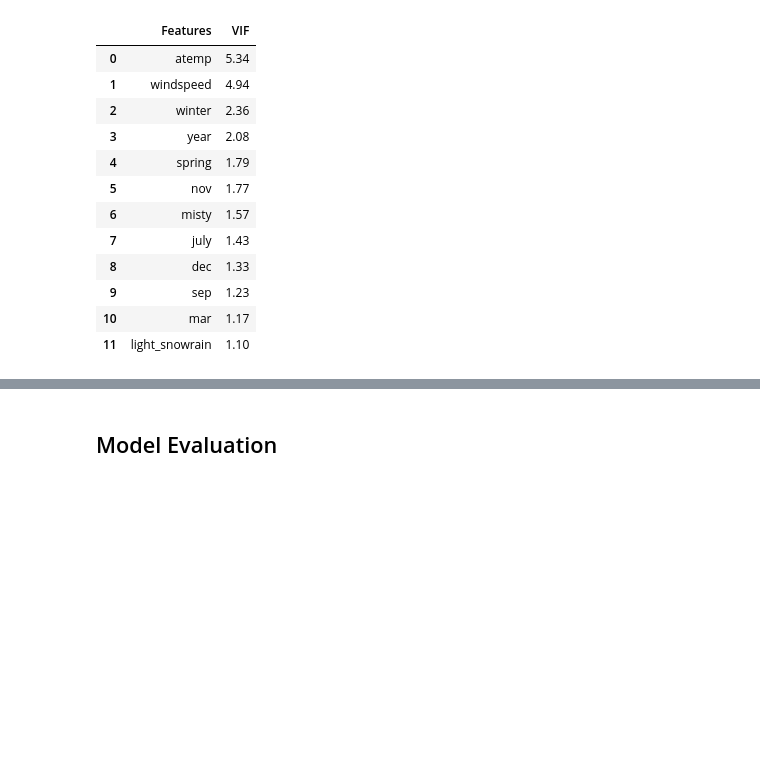
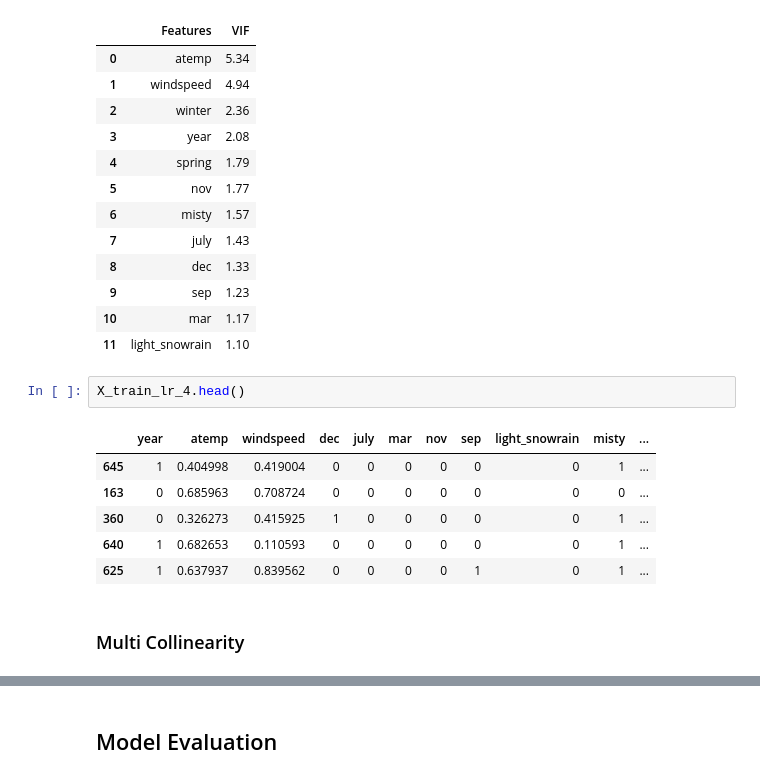
Before and after one commit to vasanth-gummadala/BikeSharingAssignment, a Jupyter notebook: assignment_solution.ipynb, the cells around one changed output, grey strips where cells are left out. Saved outputs shown, nothing was run; the diff lists cells and outputs as text; blank space fills up the shorter version.

```diff
--- a/assignment_solution.ipynb
+++ b/assignment_solution.ipynb
@@ -538,6 +542,17 @@ calculate_vif(X_train_lr_4)
 | 9 | sep | 1.23 |
 | 10 | mar | 1.17 |
 | 11 | light_snowrain | 1.10 |
+# %%
+X_train_lr_4.head()
+# %% [output]
+|  | year | atemp | windspeed | dec | july | mar | nov | sep | light_snowrain | misty | ... |
+| 645 | 1 | 0.404998 | 0.419004 | 0 | 0 | 0 | 0 | 0 | 0 | 1 | ... |
+| 163 | 0 | 0.685963 | 0.708724 | 0 | 0 | 0 | 0 | 0 | 0 | 0 | ... |
+| 360 | 0 | 0.326273 | 0.415925 | 1 | 0 | 0 | 0 | 0 | 0 | 1 | ... |
+| 640 | 1 | 0.682653 | 0.110593 | 0 | 0 | 0 | 0 | 0 | 0 | 1 | ... |
+| 625 | 1 | 0.637937 | 0.839562 | 0 | 0 | 0 | 0 | 1 | 0 | 1 | ... |
+# %% [markdown]
+### Multi Collinearity
 # %%
 X_train_new_corr = X_train_lr_4.corr()
 sns.set(font_scale=0.8)
```
Also changed, not shown: parts of 16 cells of this notebook, 3 other files.
